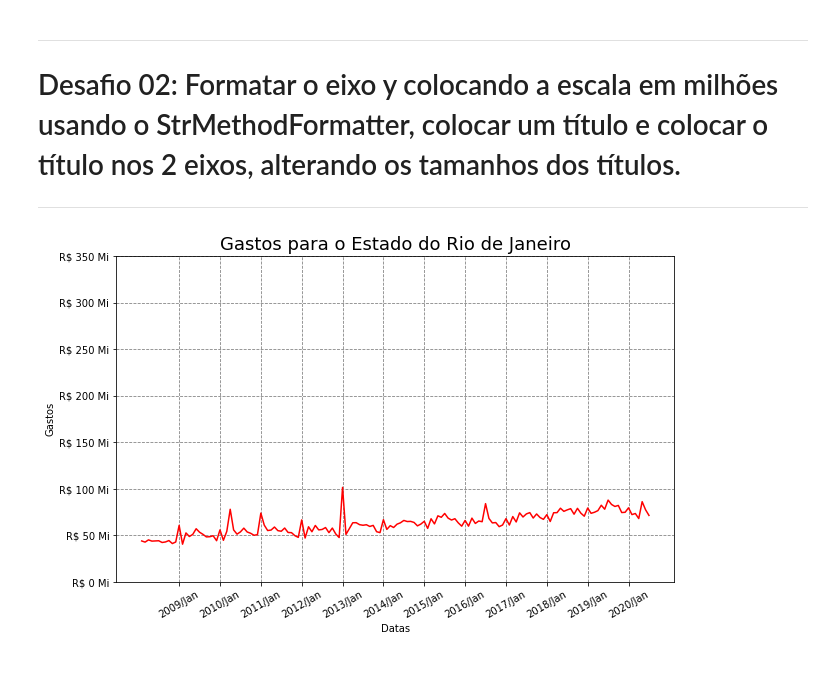
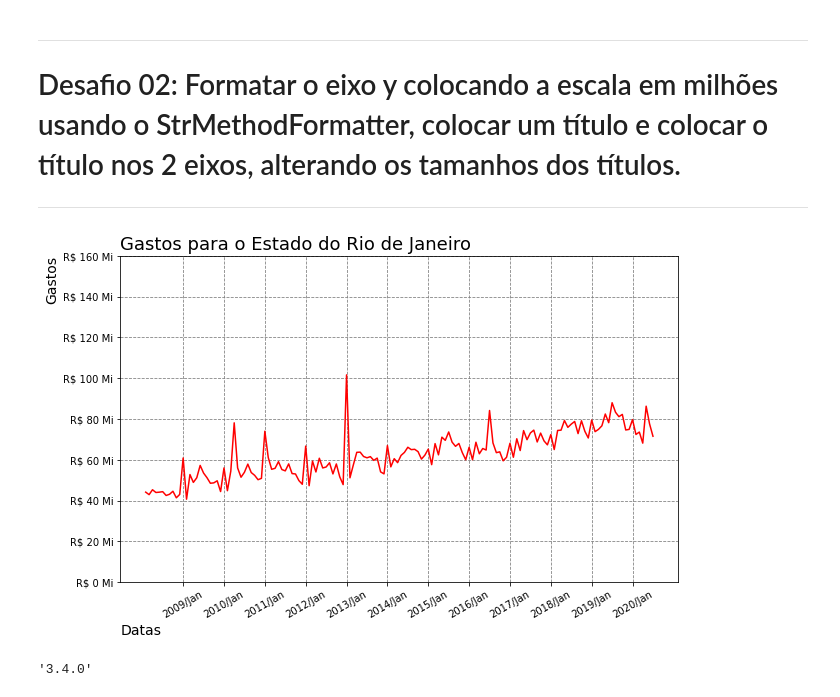
Before and after one commit to HenriqueCCdA/bootCampAluraDataScience, a Jupyter notebook: modulo2/desafios/Desafio_aula3_modulo2.ipynb, the cells around one changed output. Drawn from its saved outputs; the diff is of its cells as text; code cells hidden in the pictures; blank space fills up the shorter version.

```diff
--- a/modulo2/desafios/Desafio_aula3_modulo2.ipynb
+++ b/modulo2/desafios/Desafio_aula3_modulo2.ipynb
@@ -54,15 +56,24 @@ plt.show()
 # %%
 plt.figure(figsize=(10,6))
 ax = sns.lineplot(data=mensal, x=mensal.index, y="Rio de Janeiro", color='r')
 plt.xticks(rotation=30)
-plt.ylabel("Gastos")
-plt.xlabel("Datas")
-plt.title("Gastos para o Estado do Rio de Janeiro", fontsize=18)
-plt.ylim(0, 350)
+
+plt.ylabel("Gastos", loc='top', fontsize=14) # so funciona na versão 3.4 do matplotlib
+plt.xlabel("Datas", loc='left', fontsize=14) # so funciona na versão 3.4 do matplotlib
+plt.title("Gastos para o Estado do Rio de Janeiro", fontsize=18, loc='left')
+
+plt.ylim(0, 160)
+
 fmtr = ticker.StrMethodFormatter('R$ {x:,.0f} Mi')
 ax.yaxis.set_major_formatter(fmtr)
 ax.xaxis.set_major_locator(ticker.IndexLocator(base=12, offset=11))
+
 plt.grid(True, ls="--", color="gray")
 plt.show()
 # %% [output]
-[figure, old version]
+[figure, new version]
+# %%
+import matplotlib
+matplotlib.__version__
+# %% [output]
+'3.4.0'
```
Also changed, not shown: parts of 2 cells of this notebook.
